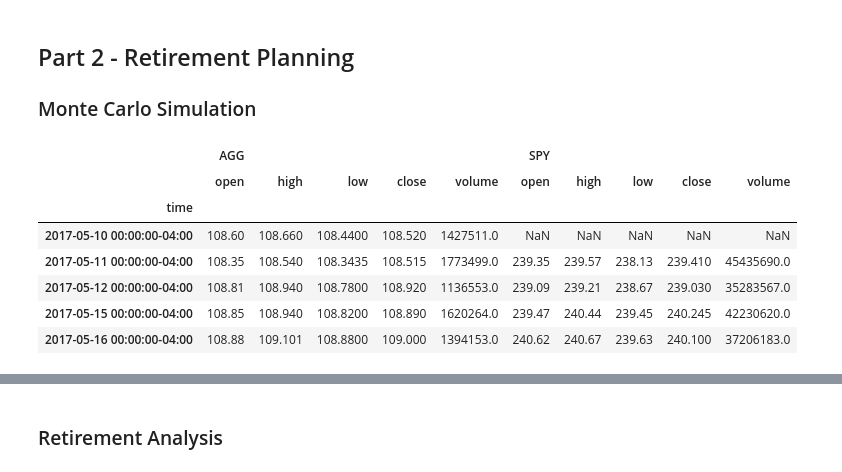
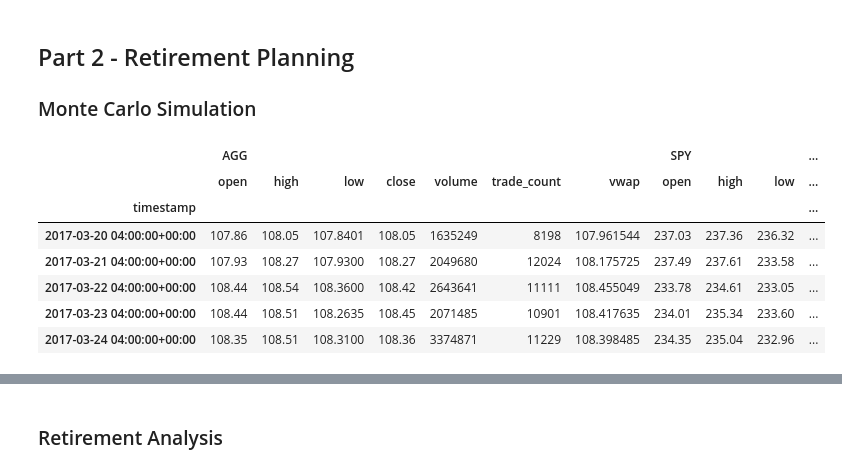
Before and after one commit to a-altman/api-financial-planning, a Jupyter notebook: financial-planner.ipynb, the cells around one changed output, grey strips where cells are left out. Drawn from its saved outputs; the diff is of its cells as text; code cells hidden in the pictures.

```diff
--- a/financial-planner.ipynb
+++ b/financial-planner.ipynb
@@ -174,16 +174,21 @@ end_date = pd.Timestamp('2021-05-01', tz='America/New_York').isoformat()
-# %%
-# Get 5 years' worth of historical data for SPY and AGG
-# (use a limit=1000 parameter to call the most recent 1000 days of data)
-# YOUR CODE HERE!
-
-# Display sample data
-df_stock_data.head()
-# %% [output]
-|  | AGG |  |  |  |  | SPY |  |  |  |  |
-|  | open | high | low | close | volume | open | high | low | close | volume |
-| time |  |  |  |  |  |  |  |  |  |  |
-| 2017-05-10 00:00:00-04:00 | 108.60 | 108.660 | 108.4400 | 108.520 | 1427511.0 | NaN | NaN | NaN | NaN | NaN |
-| 2017-05-11 00:00:00-04:00 | 108.35 | 108.540 | 108.3435 | 108.515 | 1773499.0 | 239.35 | 239.57 | 238.13 | 239.410 | 45435690.0 |
-| 2017-05-12 00:00:00-04:00 | 108.81 | 108.940 | 108.7800 | 108.920 | 1136553.0 | 239.09 | 239.21 | 238.67 | 239.030 | 35283567.0 |
-| 2017-05-15 00:00:00-04:00 | 108.85 | 108.940 | 108.8200 | 108.890 | 1620264.0 | 239.47 | 240.44 | 239.45 | 240.245 | 42230620.0 |
-| 2017-05-16 00:00:00-04:00 | 108.88 | 109.101 | 108.8800 | 109.000 | 1394153.0 | 240.62 | 240.67 | 239.63 | 240.100 | 37206183.0 |
+# %%
+# Get 5 years' worth of historical data for AGG and SPY
+stock_data_df = {
+    "AGG":get_company("AGG", start_date, end_date, tradeapi),
+    "SPY":get_company("SPY", start_date, end_date, tradeapi)
+}
+# Preview DataFrame
+full_stock_data = pd.concat(stock_data_df.values(), keys=stock_data_df.keys(), axis="columns")
+
+
+# Display sample data
+full_stock_data.head()
+# %% [output]
+|  | AGG |  |  |  |  |  |  | SPY |  |  | ... |
+|  | open | high | low | close | volume | trade_count | vwap | open | high | low | ... |
+| timestamp |  |  |  |  |  |  |  |  |  |  | ... |
+| 2017-03-20 04:00:00+00:00 | 107.86 | 108.05 | 107.8401 | 108.05 | 1635249 | 8198 | 107.961544 | 237.03 | 237.36 | 236.32 | ... |
+| 2017-03-21 04:00:00+00:00 | 107.93 | 108.27 | 107.9300 | 108.27 | 2049680 | 12024 | 108.175725 | 237.49 | 237.61 | 233.58 | ... |
+| 2017-03-22 04:00:00+00:00 | 108.44 | 108.54 | 108.3600 | 108.42 | 2643641 | 11111 | 108.455049 | 233.78 | 234.61 | 233.05 | ... |
+| 2017-03-23 04:00:00+00:00 | 108.44 | 108.51 | 108.2635 | 108.45 | 2071485 | 10901 | 108.417635 | 234.01 | 235.34 | 233.60 | ... |
+| 2017-03-24 04:00:00+00:00 | 108.35 | 108.51 | 108.3100 | 108.36 | 3374871 | 11229 | 108.398485 | 234.35 | 235.04 | 232.96 | ... |
```
Also changed, not shown: parts of 13 cells of this notebook.
